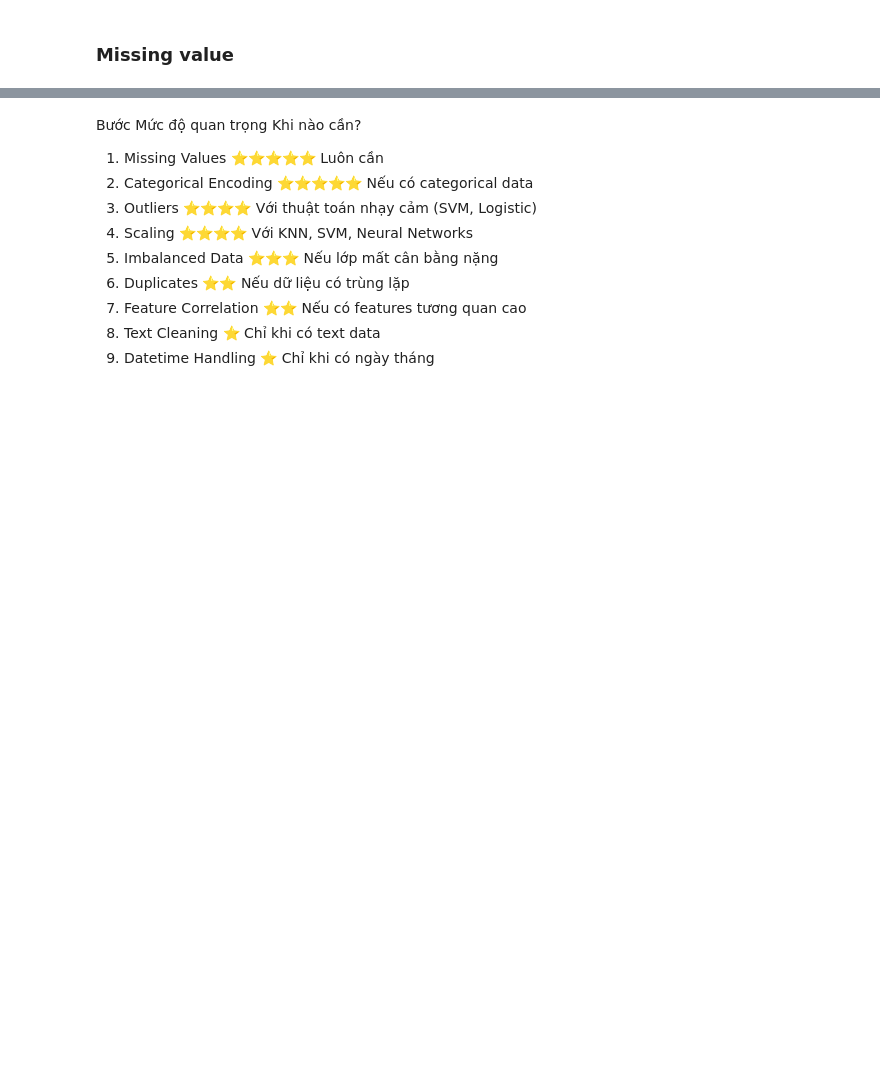
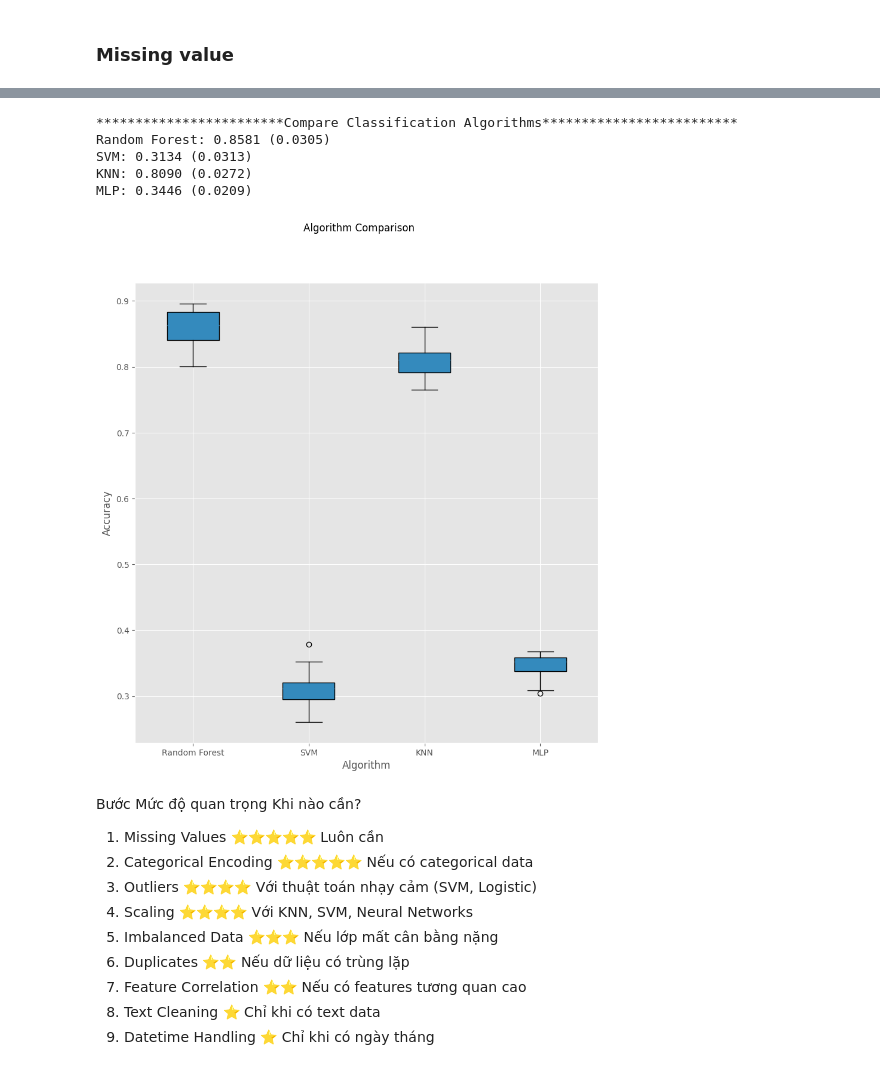
Before and after one commit to ITDSIU20094/Classification-of-EMOTIV-EPOC-, a Jupyter notebook: Project.ipynb, the cells around one changed output, grey strips where cells are left out. Drawn from its saved outputs; the diff is of its cells as text; code cells hidden in the pictures; blank space fills up the shorter version.

```diff
--- a/Project.ipynb
+++ b/Project.ipynb
@@ -180,3 +210,47 @@ Length: 1024, dtype: float64
+# %%
+def choose_models():
+    print(format("Compare Classification Algorithms", "*^82"))
+    plt.style.use('ggplot')
+
+    X = a.drop(columns=['Class'])
+    y = a['Class']
+    X_train, X_test, y_train, y_test = train_test_split(X, y, test_size=0.2)
+
+    # Prepare the models
+    models = []
+    models.append(('Random Forest', RandomForestClassifier()))
+    models.append(('SVM', SVC()))
+    models.append(('KNN', KNeighborsClassifier()))
+    models.append(('MLP', MLPClassifier()))
+
+    # Evaluate each model
+    results = []
+    names = []
+    scoring = 'accuracy'
+    for name, model in models:
+        kfold = model_selection.KFold(n_splits=10, random_state=42, shuffle=True)
+        cv_results = model_selection.cross_val_score(model, X_train, y_train, cv=kfold, scoring=scoring)
+        results.append(cv_results)
+        names.append(name)
+        print(f"{name}: {cv_results.mean():.4f} ({cv_results.std():.4f})")
+
+    # Boxplot algorithm comparison
+    fig = plt.figure(figsize=(10, 10))
+    fig.suptitle('Algorithm Comparison')
+    ax = fig.add_subplot(111)
+    plt.boxplot(results, vert=True, patch_artist=True)
+    ax.set_xticklabels(names)
+    plt.xlabel('Algorithm')
+    plt.ylabel('Accuracy')
+    plt.show()
+choose_models()
+# %% [output]
+************************Compare Classification Algorithms*************************
+Random Forest: 0.8581 (0.0305)
+SVM: 0.3134 (0.0313)
+KNN: 0.8090 (0.0272)
+MLP: 0.3446 (0.0209)
+[figure, added]
 # %% [markdown]
 Bước	Mức độ quan trọng	Khi nào cần?
 1. Missing Values	⭐⭐⭐⭐⭐	Luôn cần
```
Also changed, not shown: parts of 13 cells of this notebook, 1 other file.
